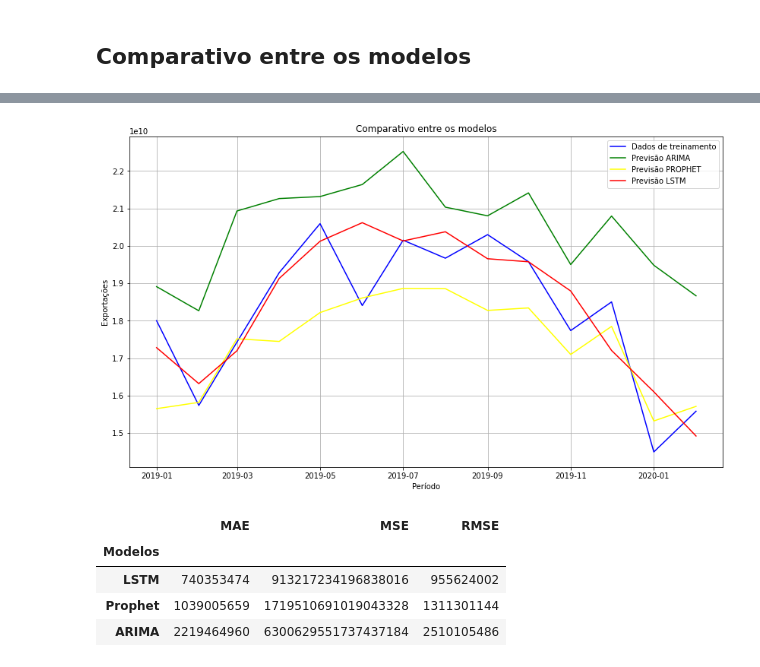
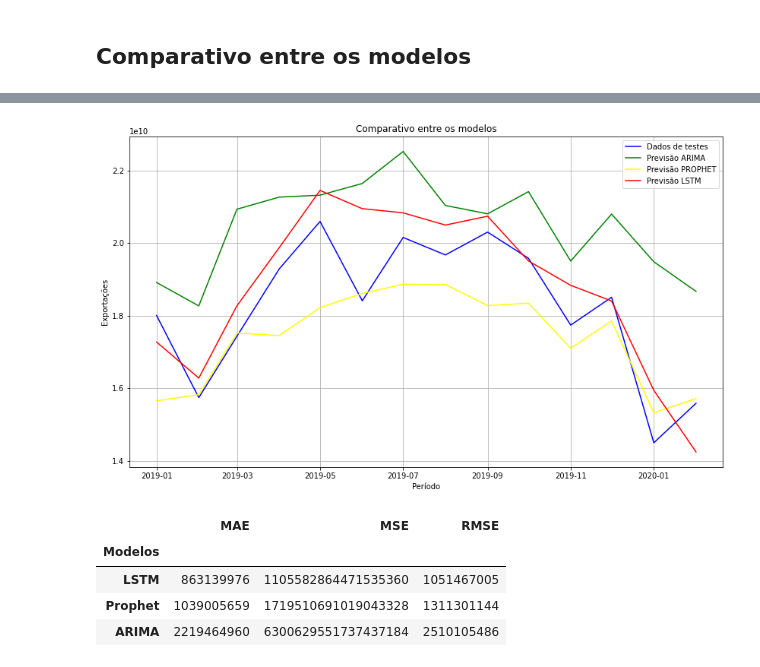
Before and after one commit to mmbs1989/TCC-PUCMINAS, a Jupyter notebook: Notebook_TCC_PUC.ipynb, the cells around one changed output, grey strips where cells are left out. Saved outputs shown, nothing was run; the diff lists cells and outputs as text; code cells hidden in the pictures.

```diff
--- a/Notebook_TCC_PUC.ipynb
+++ b/Notebook_TCC_PUC.ipynb
@@ -1903,7 +1883,7 @@ generator = TimeseriesGenerator(scaled_train_data, scaled_train_data, length=n_i
 #Criação da LSTM utilizando a biblioteca Keras
 
 lstm_model = Sequential()
-lstm_model.add(LSTM(200, activation='relu', input_shape=(n_input, n_features)))
+lstm_model.add(LSTM(300, activation='relu', input_shape=(n_input, n_features)))
 lstm_model.add(Dense(1))
 lstm_model.compile(optimizer='adam', loss='mse')
 
@@ -2151,18 +2088,18 @@ dfexp_comparativo.head(14)
 # %%
 # Plotagem do comparativo entre os modelos
 plt.figure(figsize=(14,8))
-plt.plot(dfexp_comparativo.index, dfexp_comparativo["exp"], color='blue', label = 'Dados de treinamento')
+plt.plot(dfexp_comparativo.index, dfexp_comparativo["exp"], color='blue', label = 'Dados de testes')
 plt.plot(dfexp_comparativo.index, dfexp_comparativo["PREVISÃO_ARIMA"], color = 'green', label = 'Previsão ARIMA')
 plt.plot(dfexp_comparativo.index, dfexp_comparativo["PREVISÃO_PROPHET"], color = 'yellow', label = 'Previsão PROPHET')
 plt.plot(dfexp_comparativo.index, dfexp_comparativo["PREVISÃO_LSTM"], color = 'red', label = 'Previsão LSTM')
 plt.title('Comparativo entre os modelos')
 plt.xlabel('Período')
 plt.ylabel('Exportações')
 plt.legend()
 plt.grid(True)
 plt.show()
 # %% [output]
-[figure, old version]
+[figure, new version]
 # %%
 #Comparativo dos erros
 dfexp_erro = pd.DataFrame({"Modelos" : ["ARIMA", "LSTM", "Prophet"]})
@@ -2175,6 +2112,6 @@ dfexp_erro.head()
 # %% [output]
 |  | MAE | MSE | RMSE |
 | Modelos |  |  |  |
-| LSTM | 740353474 | 913217234196838016 | 955624002 |
+| LSTM | 863139976 | 1105582864471535360 | 1051467005 |
 | Prophet | 1039005659 | 1719510691019043328 | 1311301144 |
 | ARIMA | 2219464960 | 6300629551737437184 | 2510105486 |
```
Also changed, not shown: parts of 15 cells of this notebook.
